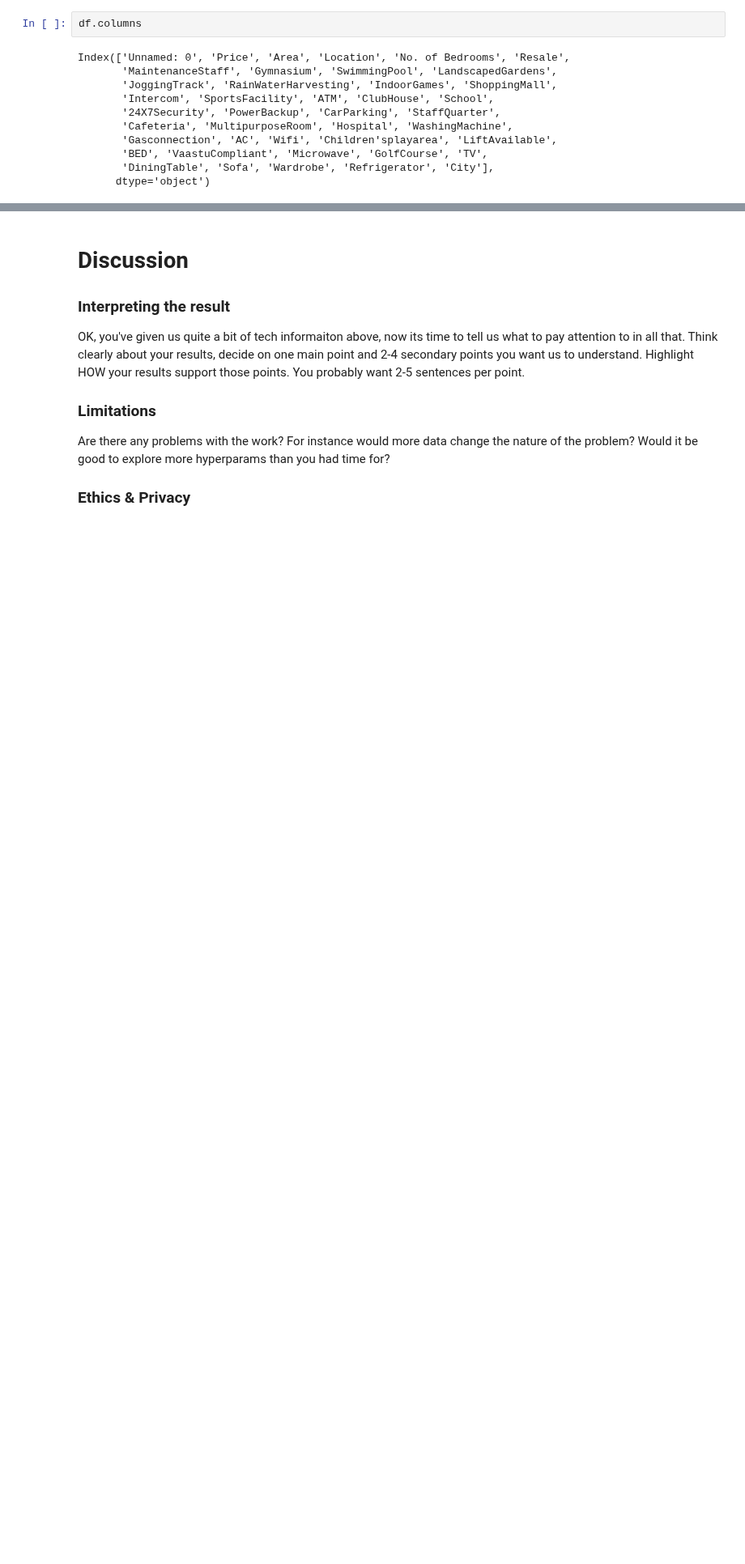
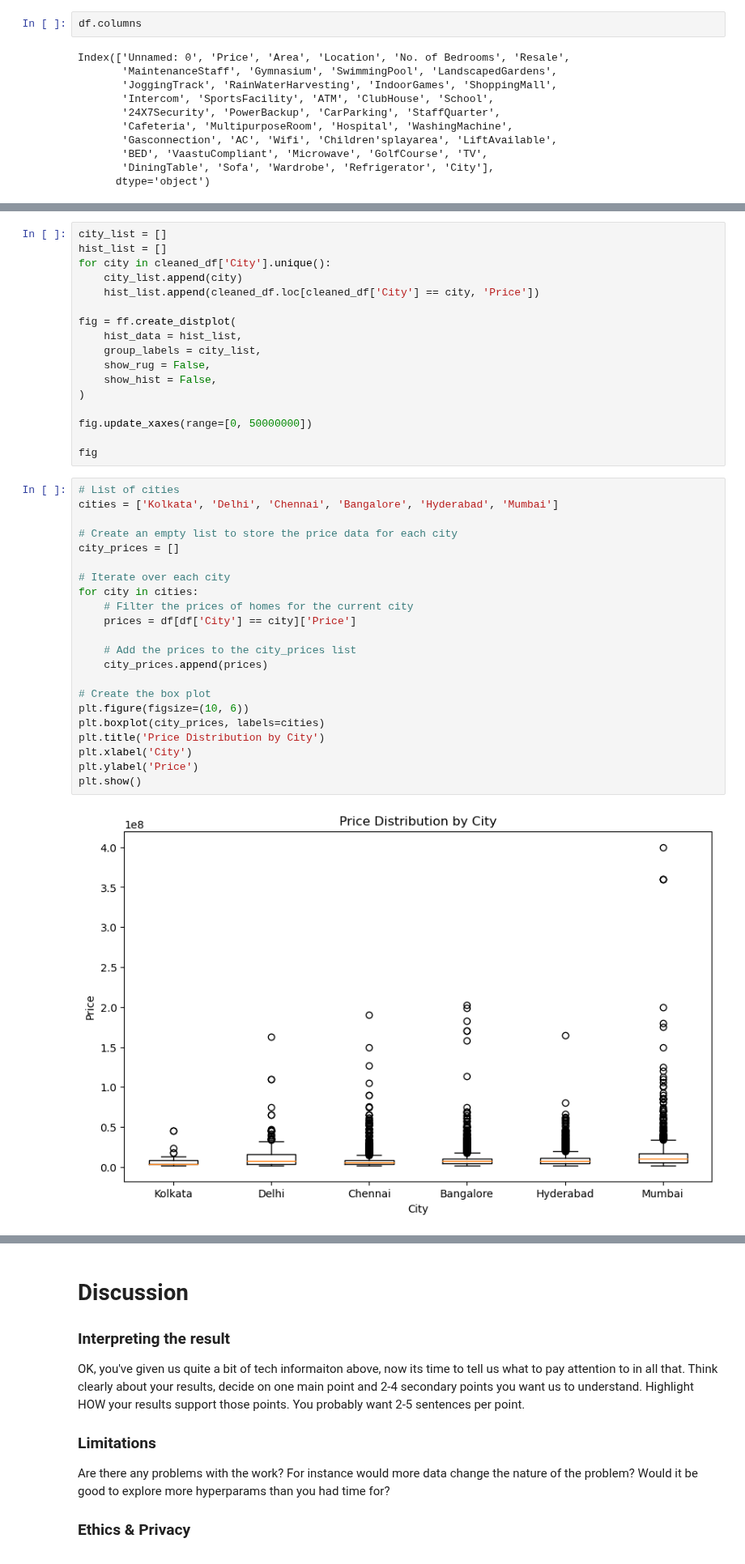
Before and after one commit to COGS118A/Group013-SP23, a Jupyter notebook: FinalProject_Group013-SP23.ipynb, the cells around one changed output, grey strips where cells are left out. Shown at 81% size. Drawn from its saved outputs; the diff is of its cells as text; blank space fills up the shorter version.

```diff
--- a/FinalProject_Group013-SP23.ipynb
+++ b/FinalProject_Group013-SP23.ipynb
@@ -148,0 +311,41 @@ Maybe you do model selection again, but using a different kind of metric than be
+# %%
+city_list = []
+hist_list = []
+for city in cleaned_df['City'].unique():
+    city_list.append(city)
+    hist_list.append(cleaned_df.loc[cleaned_df['City'] == city, 'Price'])
+
+fig = ff.create_distplot(
+    hist_data = hist_list,
+    group_labels = city_list,
+    show_rug = False,
+    show_hist = False,
+)
+
+fig.update_xaxes(range=[0, 50000000])
+
+fig
+# %%
+# List of cities
+cities = ['Kolkata', 'Delhi', 'Chennai', 'Bangalore', 'Hyderabad', 'Mumbai']
+
+# Create an empty list to store the price data for each city
+city_prices = []
+
+# Iterate over each city
+for city in cities:
+    # Filter the prices of homes for the current city
+    prices = df[df['City'] == city]['Price']
+
+    # Add the prices to the city_prices list
+    city_prices.append(prices)
+
+# Create the box plot
+plt.figure(figsize=(10, 6))
+plt.boxplot(city_prices, labels=cities)
+plt.title('Price Distribution by City')
+plt.xlabel('City')
+plt.ylabel('Price')
+plt.show()
+# %% [output]
+[figure, added]
```
Also changed, not shown: parts of 34 cells of this notebook.
